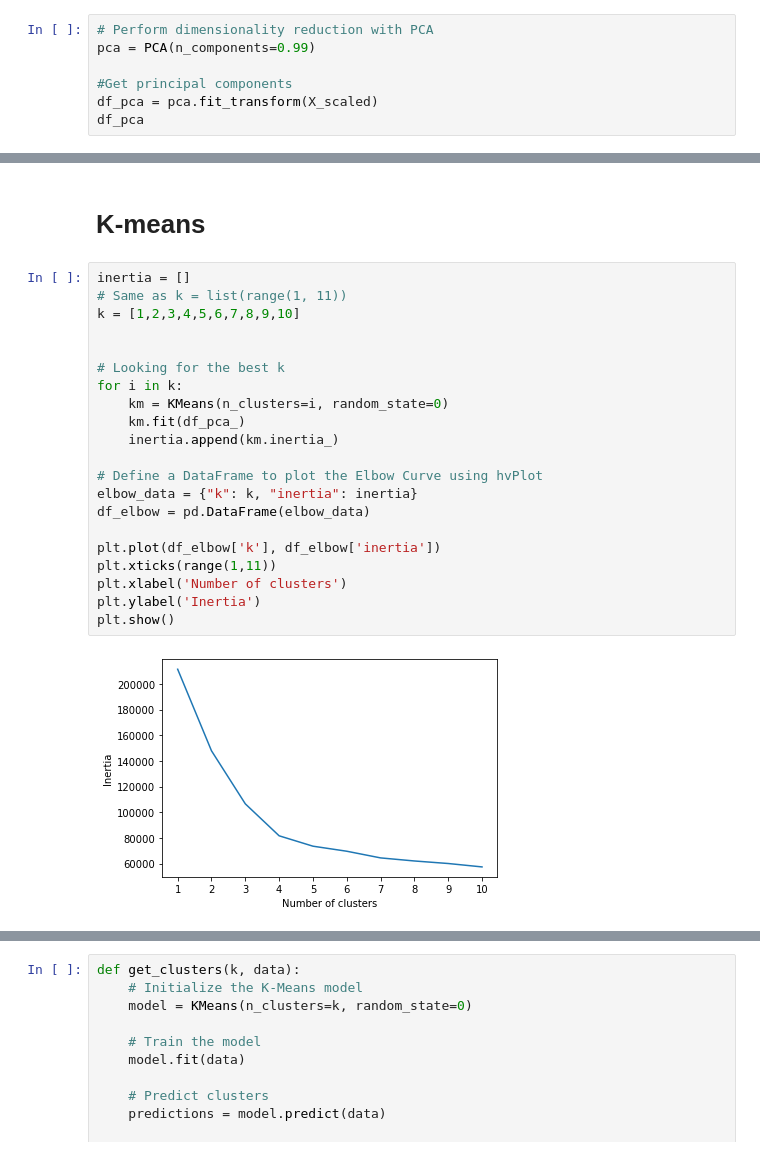
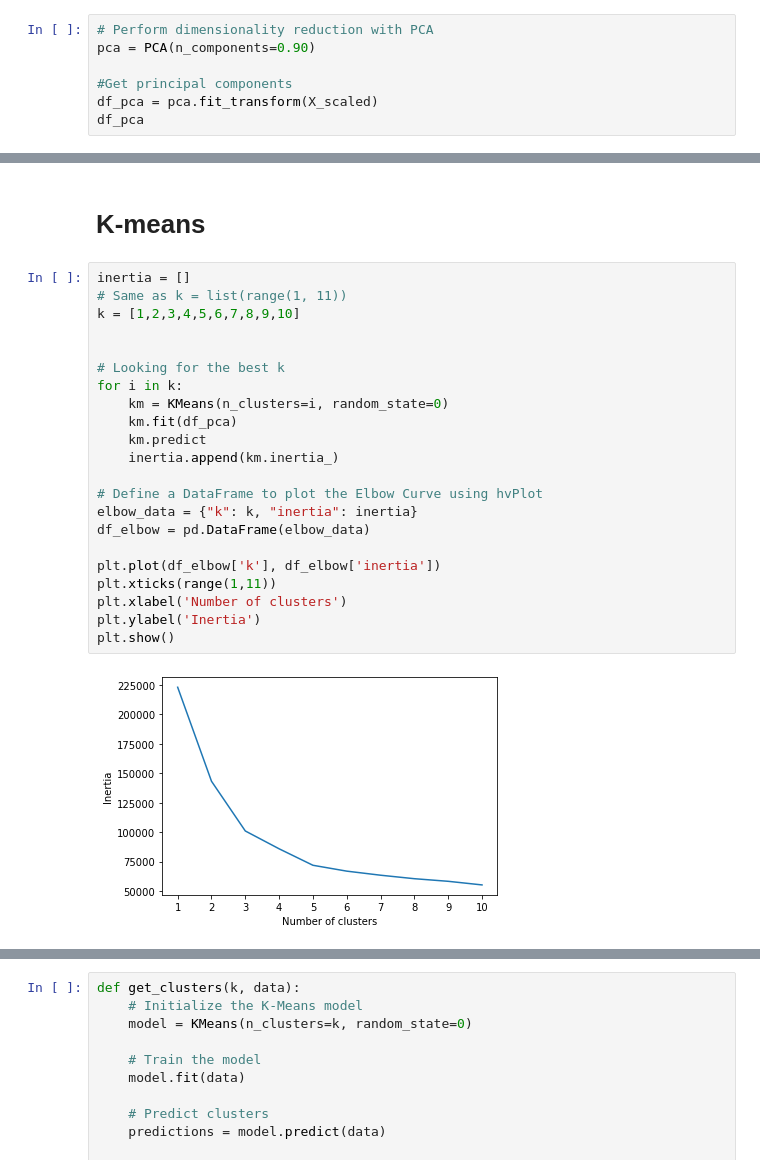
Before and after one commit to Karla-Flores/Cryptocurrency-Clusters----Unsupervised-Machine-Learning, a Jupyter notebook: cryptocurrency_clusters.ipynb, the cells around one changed output, grey strips where cells are left out. Saved outputs shown, nothing was run; the diff lists cells and outputs as text.

```diff
--- a/cryptocurrency_clusters.ipynb
+++ b/cryptocurrency_clusters.ipynb
@@ -246,7 +246,7 @@ X_scaled.shape
 # Dimensionality Reduction
 # %%
 # Perform dimensionality reduction with PCA
-pca = PCA(n_components=0.99)
+pca = PCA(n_components=0.90)
 
 #Get principal components
 df_pca = pca.fit_transform(X_scaled)
@@ -450,26 +468,27 @@ plt.show()
 # %%
 inertia = []
 # Same as k = list(range(1, 11))
 k = [1,2,3,4,5,6,7,8,9,10]
 
 
 # Looking for the best k
 for i in k:
     km = KMeans(n_clusters=i, random_state=0)
-    km.fit(df_pca_)
+    km.fit(df_pca)
+    km.predict
     inertia.append(km.inertia_)
 
 # Define a DataFrame to plot the Elbow Curve using hvPlot
 elbow_data = {"k": k, "inertia": inertia}
 df_elbow = pd.DataFrame(elbow_data)
 
 plt.plot(df_elbow['k'], df_elbow['inertia'])
 plt.xticks(range(1,11))
 plt.xlabel('Number of clusters')
 plt.ylabel('Inertia')
 plt.show()
 # %% [output]
-[figure, old version]
+[figure, new version]
 # %%
 df_elbow
 # %% [output]
```
Also changed, not shown: parts of 20 cells of this notebook.
